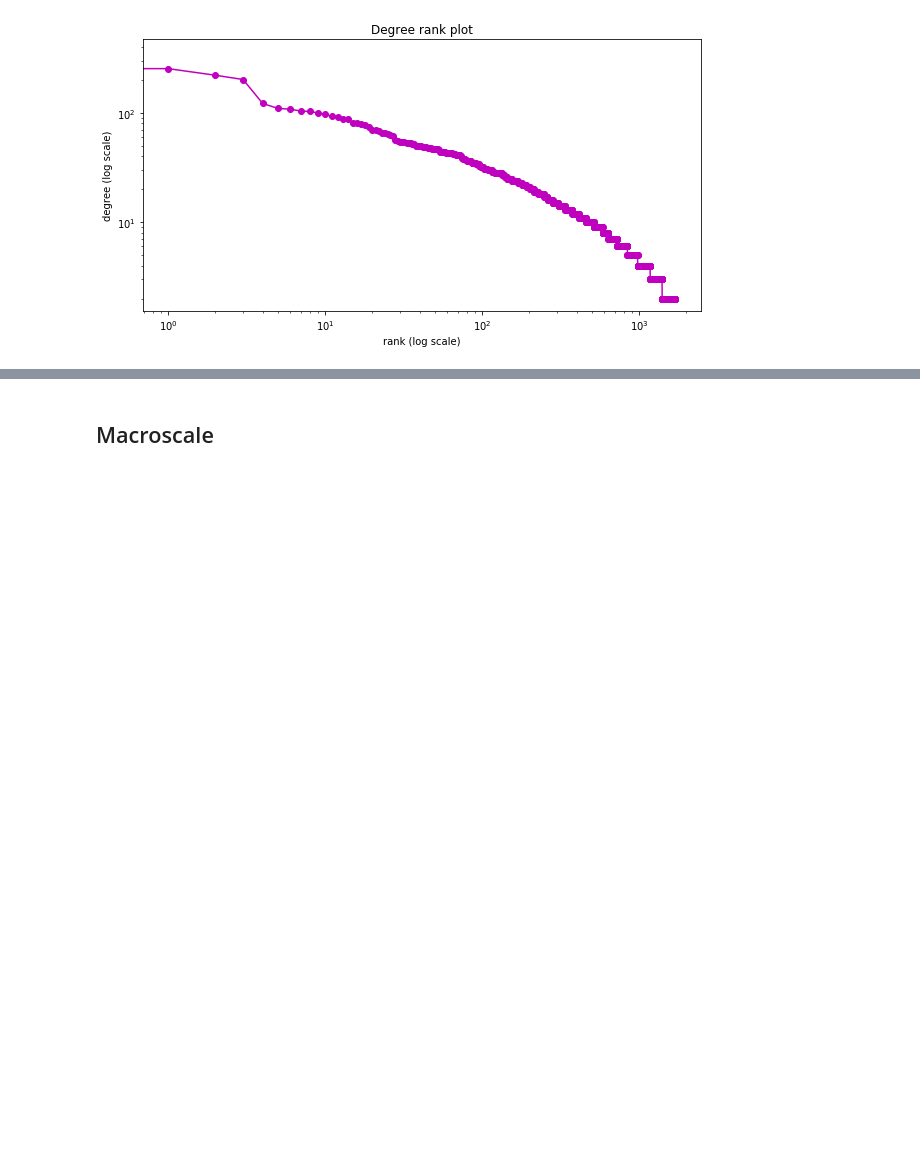
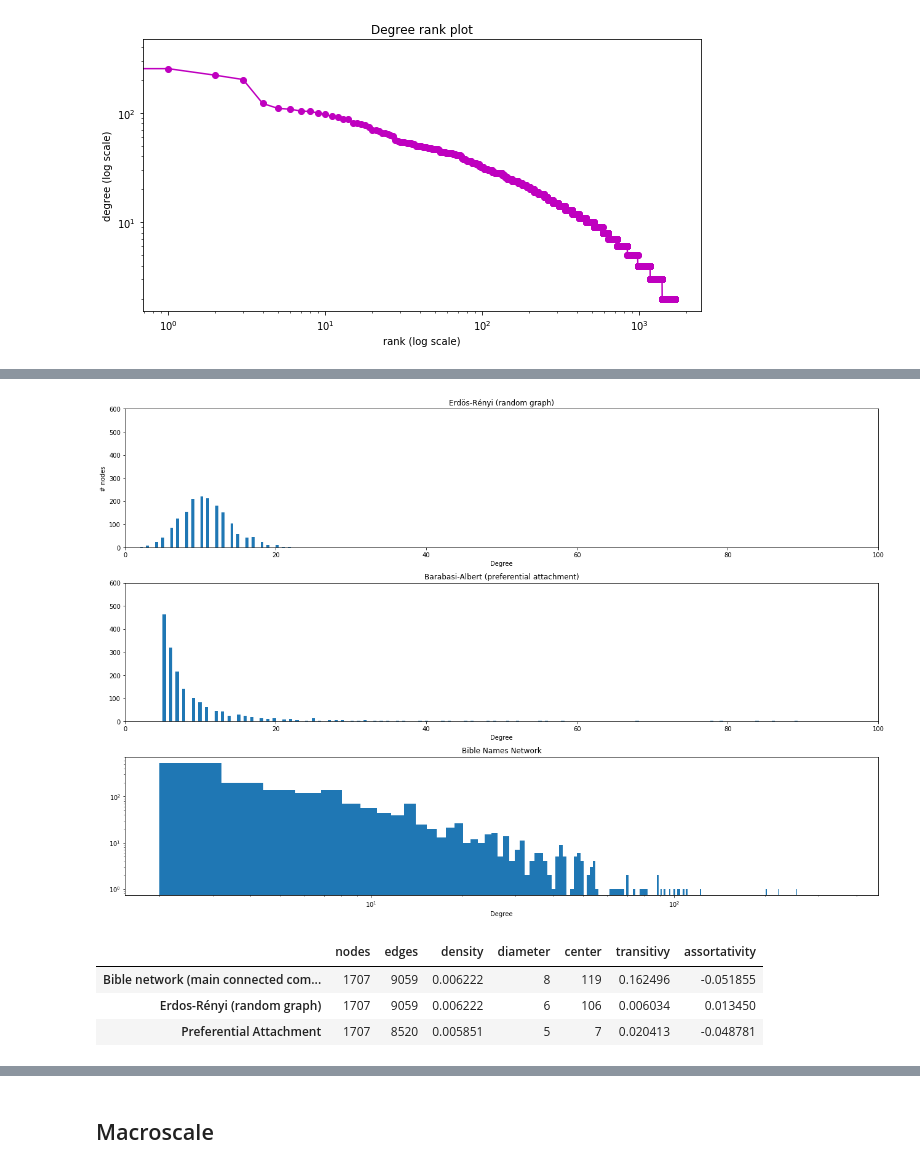
Before and after one commit to xavierlopeze/Bible_Names_Complex_Network_Analysis, a Jupyter notebook: presentation.ipynb, the cells around one changed output, grey strips where cells are left out. Cells and saved outputs as stored; diff of their text form; code cells hidden in the pictures; blank space fills up the shorter version.

```diff
--- a/presentation.ipynb
+++ b/presentation.ipynb
@@ -441,0 +495,3 @@ plt.show()
+# %%
+nodes = len(Gc.nodes())
+edges = len(Gc.edges())
@@ -441,0 +543,44 @@ plt.show()
+# %%
+def plot_models_log():
+
+    fig, axes = plt.subplots(nrows=3, ncols=1, figsize=(18,12))
+    ax0, ax2, ax3 = axes.flatten()
+
+    plt.yscale('log')
+    plt.xscale('log')
+
+
+    ax0.hist(list(degrees_2),50)
+    ax0.set_title('Erdös-Rényi (random graph)')
+    ax0.set_ylim([0, 600])
+    ax0.set_xlim([0,100])
+    ax0.set_xlabel('Degree')
+    ax0.set_ylabel('# nodes')
+
+
+
+    ax2.hist(list(degrees_4),300)
+    ax2.set_title('Barabasi-Albert (preferential attachment)')
+    ax2.set_ylim([0, 600])
+    ax2.set_xlim([0,100])
+    ax2.set_xlabel('Degree')
+
+    ax3.hist(degree_sequence, 300)
+    ax3.set_title('Bible Names Network')
+#     ax3.set_ylim([0, 600])
+#     ax3.set_xlim([0,100])
+    ax3.set_xlabel('Degree')
+
+
+    fig.tight_layout()
+    plt.show()
+
+    fig.tight_layout()
+    plt.show()
+
+
+#Im failing here, need help CHris!
+# %%
+plot_models_log()
+# %% [output]
+[figure, added]
@@ -441,0 +614,7 @@ plt.show()
+# %%
+df
+# %% [output]
+|  | nodes | edges | density | diameter | center | transitivy | assortativity |
+| Bible network (main connected com... | 1707 | 9059 | 0.006222 | 8 | 119 | 0.162496 | -0.051855 |
+| Erdos-Rényi (random graph) | 1707 | 9059 | 0.006222 | 6 | 106 | 0.006034 | 0.013450 |
+| Preferential Attachment | 1707 | 8520 | 0.005851 | 5 | 7 | 0.020413 | -0.048781 |
```
Also changed, not shown: parts of 10 cells of this notebook, 1 other file.
